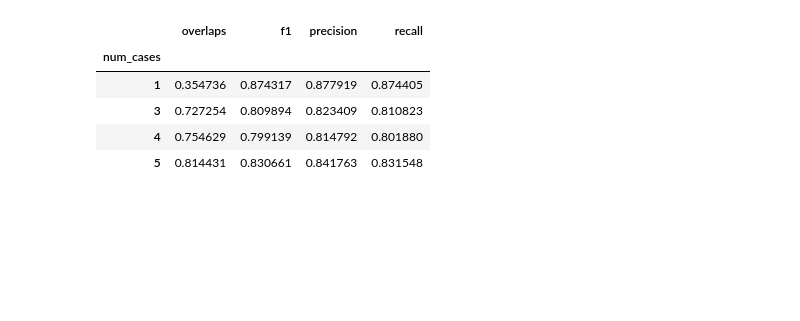
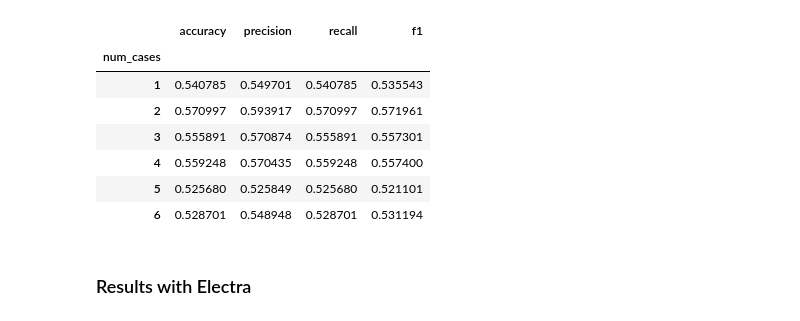
Before and after one commit to usc-isi-i2/logical-fallacy-identification, a Jupyter notebook: CBR/analysis_on_overlap.ipynb, the cells around one changed output. Drawn from its saved outputs; the diff is of its cells as text; code cells hidden in the pictures; blank space fills up the shorter version.

Commit message:
Add the electra and also experiments comparing the attention as well as without attention

```diff
--- a/CBR/analysis_on_overlap.ipynb
+++ b/CBR/analysis_on_overlap.ipynb
@@ -55,0 +31,17 @@ len(new_data)
+# %%
+def get_new_data(data, note, dataset = "data/finegrained", threshold = 0.29):
+    new_data = [
+        data_point
+        for data_point
+        in data
+        if data_point["meta"]["data_dir"] == dataset and 'note' in data_point.keys() and (data_point['note'] == note or note == None)
+    ]
+
+    new_data = [
+        data_point
+        for data_point in new_data
+        if data_point['predictions']['metrics']['test_f1'] > threshold
+    ]
+
+    print(len(new_data))
+    return new_data
@@ -61,6 +57,25 @@ def get_metrics(y_true, y_pred):
         'recall': recall_score(y_true, y_pred, average = 'weighted'),
         'accuracy': accuracy_score(y_true, y_pred)
     }
+# %%
+def get_unfolded_labels(sample_data):
+    label_encoder = sample_data["label_encoder"]
+    cbr_labels = sample_data["cbr_labels"]
+    all_cbr_labels = []
+    for sample_cbr_labels in cbr_labels:
+        unfolded_sample_cbr_labels = []
+        for retriever_cbr_samples in sample_cbr_labels:
+            for filtered_cbr_sample in retriever_cbr_samples:
+                for inner_label in filtered_cbr_sample:
+                    unfolded_sample_cbr_labels.append(inner_label)
+        all_cbr_labels.append(unfolded_sample_cbr_labels)
+
+    all_cbr_labels = [
+        label_encoder.transform(cbr_labels)
+        for cbr_labels
+        in all_cbr_labels
+    ]
+    return all_cbr_labels
 # %%
 def get_overlap(sample_data):
     label_encoder = sample_data["label_encoder"]
@@ -139,0 +500,6 @@ results_df[results_df['f1'] > 0.63]
+# %%
+new_data = get_new_data(data, note = "best_hps_final_best_ps", dataset = "data/new_finegrained", threshold=0)
+results_df = get_results_df(new_data)
+print(results_df[['accuracy', 'precision', 'recall', 'f1']].mean())
+print(results_df[['accuracy', 'precision', 'recall', 'f1']].max())
+results_df.groupby('retrievers')[['accuracy', 'precision', 'recall', 'f1']].mean()
@@ -140,9 +522,13 @@ results_df[results_df['f1'] > 0.63]
 # %%
-results_df.groupby('num_cases')[['overlaps', 'f1', 'precision', 'recall']].mean()
+results_df.groupby('num_cases')[['accuracy', 'precision', 'recall', 'f1']].mean()
 # %% [output]
-|  | overlaps | f1 | precision | recall |
+|  | accuracy | precision | recall | f1 |
 | num_cases |  |  |  |  |
-| 1 | 0.354736 | 0.874317 | 0.877919 | 0.874405 |
-| 3 | 0.727254 | 0.809894 | 0.823409 | 0.810823 |
-| 4 | 0.754629 | 0.799139 | 0.814792 | 0.801880 |
-| 5 | 0.814431 | 0.830661 | 0.841763 | 0.831548 |
+| 1 | 0.540785 | 0.549701 | 0.540785 | 0.535543 |
+| 2 | 0.570997 | 0.593917 | 0.570997 | 0.571961 |
+| 3 | 0.555891 | 0.570874 | 0.555891 | 0.557301 |
+| 4 | 0.559248 | 0.570435 | 0.559248 | 0.557400 |
+| 5 | 0.525680 | 0.525849 | 0.525680 | 0.521101 |
+| 6 | 0.528701 | 0.548948 | 0.528701 | 0.531194 |
+# %% [markdown]
+### Results with Electra
```
Also changed, not shown: parts of 45 cells of this notebook, 44 other files.
